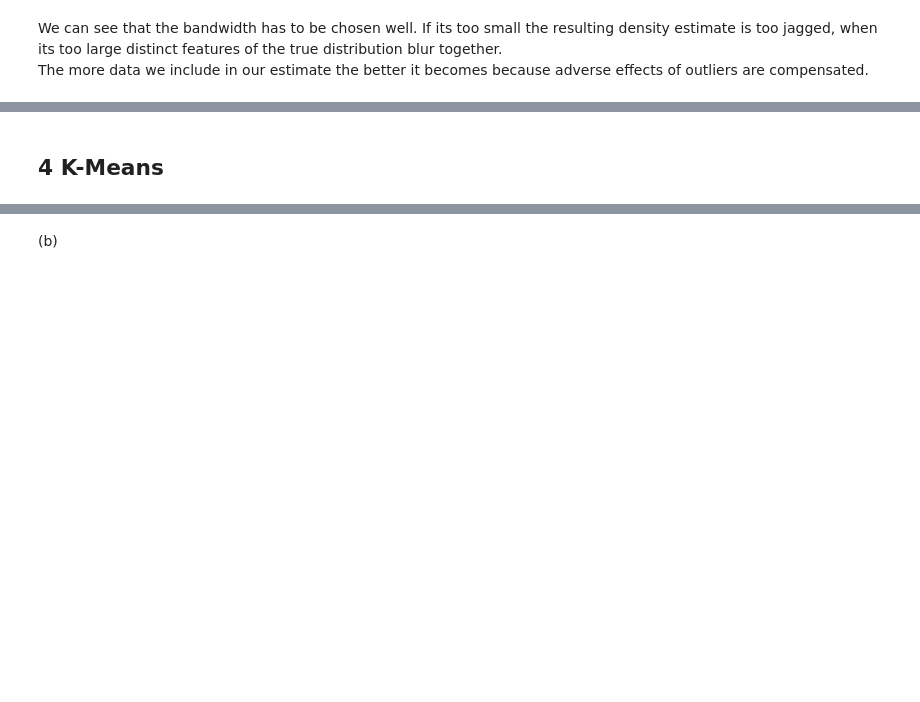
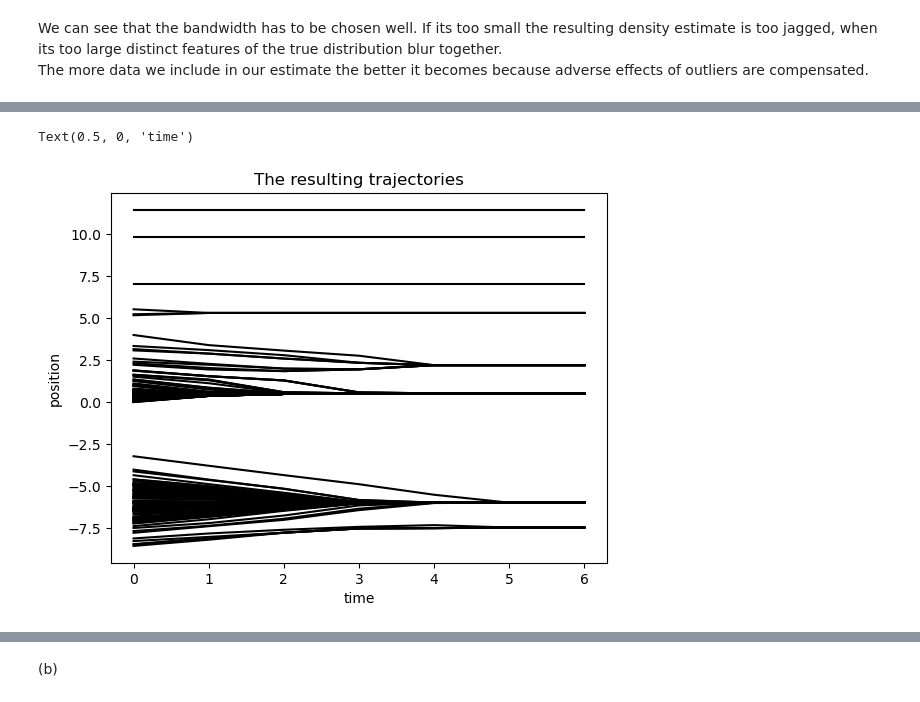
Before and after one commit to Paulemaule/WS22_23, a Jupyter notebook: ML_Phys/ex2/sheet02.ipynb, the cells around one changed output, grey strips where cells are left out. Cells and saved outputs as stored; diff of their text form; code cells hidden in the pictures; blank space fills up the shorter version.

```diff
--- a/ML_Phys/ex2/sheet02.ipynb
+++ b/ML_Phys/ex2/sheet02.ipynb
@@ -141,2 +157,51 @@ n_steps = len(trajectories) - 1
-# %% [markdown]
-## 4 K-Means
+# %%
+def mean_shift_step_blurring(xt, r=1):
+    '''the mean shift step but with blurring'''
+    if len(xt.shape) == 1: xt = xt[None,:] # make sure one dimensional data is in the correct format
+
+    dists = (xt[:,:,None] - xt[:,None,:]) # calculate the difference x_i - xt_j
+    dists = np.linalg.norm(dists, axis = 0) # calculate the distance |x_i - xt_j|, this is where we could apply different kernels
+
+    mask = dists < r # threshold the distances
+
+    local_means = np.zeros(xt.shape) # initialize the results array
+
+    for j in range(xt.shape[1]):
+        xtt_j = xt[:,mask[:,j]] # isolate the neighboring x_i
+        xtt_j = [0., 0.] if xtt_j.size == 0 else xtt_j.mean(axis = 1) # calculate the mean of the neighbours
+
+        local_means[:,j] = xtt_j # save the result
+
+    return local_means
+# %%
+# load the data
+data = np.load("data/samples.npy")
+xt = data[:200]
+
+trajectories = [xt[None,:]]
+max_steps = 100
+
+for step in range(max_steps):
+    xt = mean_shift_step_blurring(xt)
+
+    trajectories.append(xt)
+
+    if np.allclose(trajectories[-1], trajectories[-2]):  # break in case of convergence
+        break
+
+trajectories = np.stack(trajectories)
+
+
+# Plot the trajectories
+
+plt.title('The resulting trajectories')
+
+t = np.arange(0,trajectories.shape[0])
+for i in range(trajectories.shape[2]):
+    plt.plot(t, trajectories[:,0,i], color = 'black')
+
+plt.ylabel('position')
+plt.xlabel('time')
+# %% [output]
+Text(0.5, 0, 'time')
+[figure, added]
```
Also changed, not shown: parts of 12 cells of this notebook.
